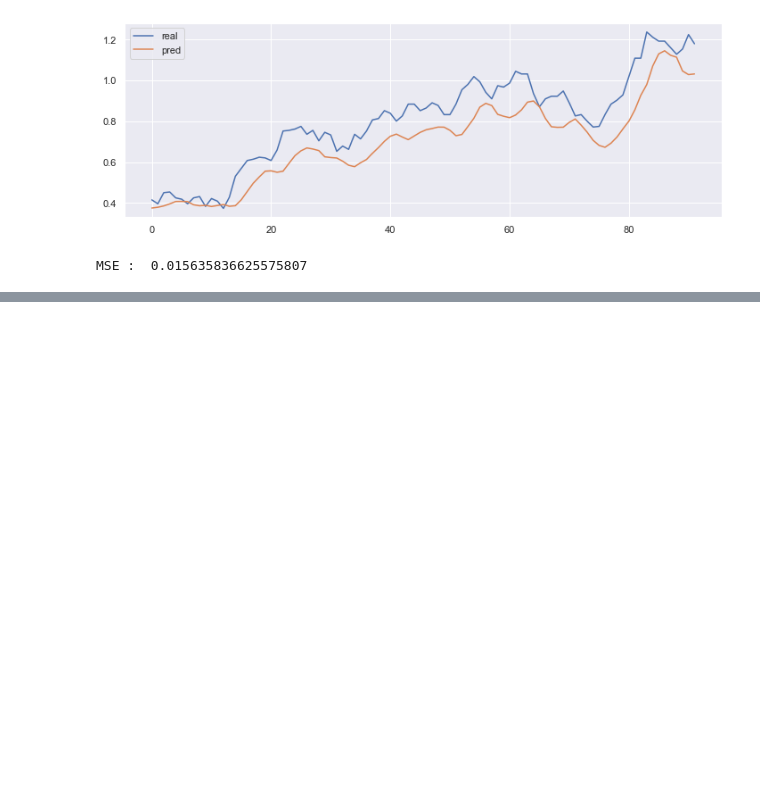
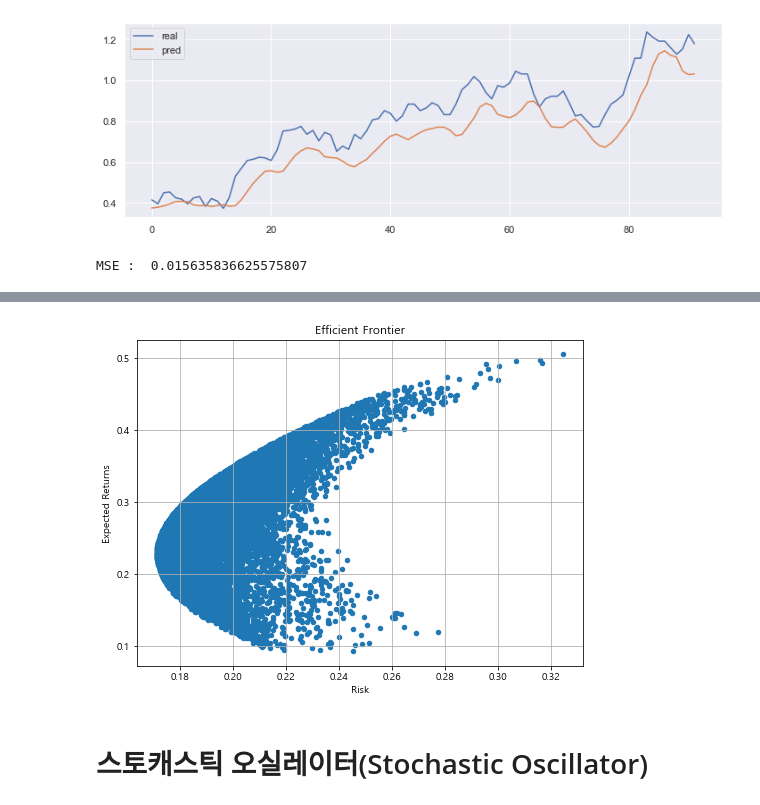
Before and after one commit to choisangh/STUDY, a Jupyter notebook: finance/금융_공학_12일차.ipynb, the cells around one changed output, grey strips where cells are left out. Saved outputs shown, nothing was run; the diff lists cells and outputs as text; code cells hidden in the pictures; blank space fills up the shorter version.

Commit message:
기술적분석/Backtest/수익률&리스크/효율적투자선/스토캐스틱/

```diff
--- a/finance/금융_공학_12일차.ipynb
+++ b/finance/금융_공학_12일차.ipynb
@@ -817,0 +896,10 @@ MSE :  0.015635836625575807
+# %%
+stocks = ['삼성전자', 'SK하이닉스', '현대자동차', 'NAVER']
+stock_code = my_ticker(stocks)
+print(stock_code)
+
+df = pd.DataFrame()
+for i, code in enumerate(stock_code):
+    col = stocks[i]
+    df[col]= my_krx('20160104', '20180427', code)['close']
+df.head()
@@ -817,0 +918,28 @@ MSE :  0.015635836625575807
+# %%
+
+daily_ret = df.pct_change()
+annual_ret = daily_ret.mean() * 252
+daily_cov = daily_ret.cov()
+annual_cov = daily_cov * 252
+
+port_ret = []
+port_risk = []
+port_weights = []
+
+for _ in range(20000):
+    weights = np.random.random(len(stocks)) #포트폴리오 편입 비중 랜덤으로 계속 돌린다. -> 모든 경우의 수 찾기
+    weights /= np.sum(weights)
+
+    returns = np.dot(weights, annual_ret)
+    risk = np.sqrt(np.dot(weights.T, np.dot(annual_cov, weights)))
+
+    port_ret.append(returns)
+    port_risk.append(risk)
+    port_weights.append(weights)
+
+portfolio = {'Returns': port_ret, 'Risk': port_risk}
+for i, s in enumerate(stocks):
+    portfolio[s] = [weight[i] for weight in port_weights]
+df = pd.DataFrame(portfolio)
+df = df[['Returns', 'Risk'] + [s for s in stocks]]
+df
@@ -817,0 +960,10 @@ MSE :  0.015635836625575807
+# %%
+df.plot.scatter(x='Risk', y='Returns', figsize=(8, 6), grid=True)
+plt.title('Efficient Frontier')
+plt.xlabel('Risk')
+plt.ylabel('Expected Returns')
+plt.show()
+# %% [output]
+[figure, added]
+# %% [markdown]
+# 스토캐스틱 오실레이터(Stochastic Oscillator)
```
Also changed, not shown: parts of 39 cells of this notebook.
